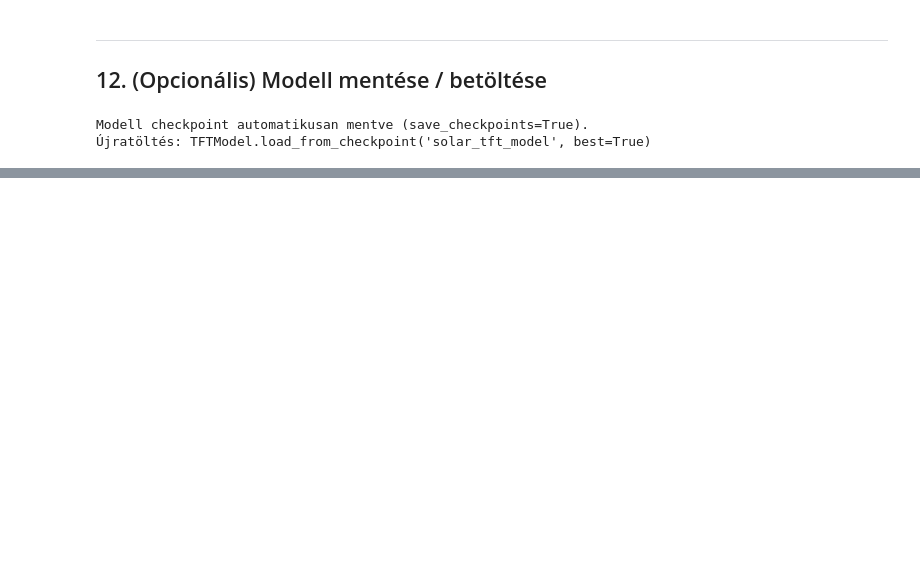
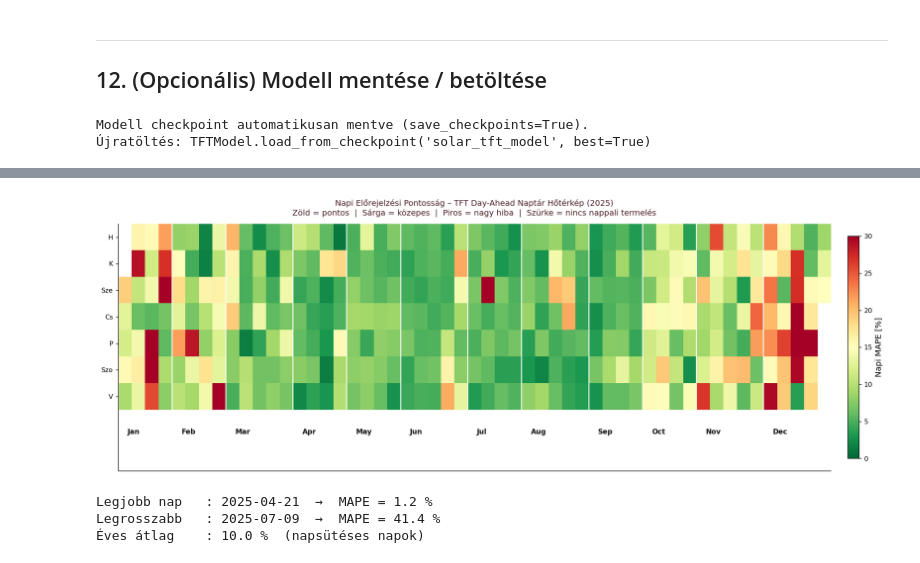
Before and after one commit to csabatatrai/solar-ml-pipeline, a Jupyter notebook: solar_ml_pipeline.ipynb, the cells around one changed output, grey strips where cells are left out. Drawn from its saved outputs; the diff is of its cells as text; code cells hidden in the pictures; blank space fills up the shorter version.

```diff
--- a/solar_ml_pipeline.ipynb
+++ b/solar_ml_pipeline.ipynb
@@ -509,0 +569,71 @@ Modell checkpoint automatikusan mentve (save_checkpoints=True).
+# %%
+# ─── 13. Vizualizáció: Napi MAPE Naptár Hőtérkép (2025) ────────────────────────
+
+# Helyi idő közelítése UTC+1-gyel (CET, DST figyelmen kívül – vizualizációhoz elegendő)
+_local_idx = actual_s.index + pd.Timedelta(hours=1)
+_tmp = pd.DataFrame({"actual": actual_s.values, "p50": p50_s.values}, index=_local_idx)
+_tmp = _tmp[_tmp.index.year == 2025]
+
+def _day_mape(grp):
+    _mask = grp["actual"] > 5.0
+    if _mask.sum() < 2:
+        return np.nan
+    return (np.abs((grp.loc[_mask, "actual"] - grp.loc[_mask, "p50"])
+                    / grp.loc[_mask, "actual"]).mean() * 100)
+
+_daily_mape_s    = _tmp.groupby(_tmp.index.date).apply(_day_mape)
+_daily_mape_dict = _daily_mape_s.to_dict()      # datetime.date → float
+
+_year     = 2025
+_all_days = pd.date_range(f"{_year}-01-01", f"{_year}-12-31", freq="D")
+_dow0     = _all_days[0].dayofweek              # Jan 1 napja (2025 = 2, Szerda)
+
+# Calendar grid: 7 sor (nap) × 54 oszlop (hét)
+_grid = np.full((7, 54), np.nan)
+for _d in _all_days:
+    _i   = (_d - _all_days[0]).days
+    _col = (_i + _dow0) // 7
+    _row = _d.dayofweek
+    _val = _daily_mape_dict.get(_d.date(), np.nan)
+    if isinstance(_val, (int, float)) and not np.isnan(_val):
+        _grid[_row, _col] = float(_val)
+
+fig, ax = plt.subplots(figsize=(17, 5.5))
+_im = ax.imshow(_grid, aspect="auto", cmap="RdYlGn_r", vmin=0, vmax=30, origin="upper")
+_cb = plt.colorbar(_im, ax=ax, label="Napi MAPE [%]", shrink=0.9, pad=0.02)
+_cb.ax.tick_params(labelsize=9)
+
+# Hónaphatárok + feliratok közvetlenül a rács alatt (y=7.2)
+_prev_mon = None
+for _d in _all_days:
+    _i   = (_d - _all_days[0]).days
+    _col = (_i + _dow0) // 7
+    if _d.month != _prev_mon:
+        ax.axvline(_col - 0.5, color="white", lw=1.5, alpha=0.9)
+        ax.text(_col + 0.2, 7.2, _d.strftime("%b"), fontsize=9.5,
+                color="#111111", fontweight="bold", va="top", ha="left")
+        _prev_mon = _d.month
+
+# Ylim: szoros felül (-0.5), épp annyi alul, hogy a feliratok elférjenek (8.8)
+ax.set_ylim(8.8, -0.5)
+ax.set_yticks(range(7))
+ax.set_yticklabels(["H", "K", "Sze", "Cs", "P", "Szo", "V"], fontsize=9)
+ax.set_xticks([])
+ax.set_xlim(-0.5, 52.5)
+ax.set_title(
+    "Napi Előrejelzési Pontosság – TFT Day-Ahead Naptár Hőtérkép (2025)\n"
+    "Zöld = pontos  |  Sárga = közepes  |  Piros = nagy hiba  |  Szürke = nincs nappali termelés",
+    fontsize=11, color=COLORS.get("title", "#481d24"), pad=12,
+)
+plt.tight_layout()
+plt.show()
+
+_no_nan = _daily_mape_s.dropna()
+print(f"Legjobb nap   : {_no_nan.idxmin()}  →  MAPE = {_no_nan.min():.1f} %")
+print(f"Legrosszabb   : {_no_nan.idxmax()}  →  MAPE = {_no_nan.max():.1f} %")
+print(f"Éves átlag    : {_no_nan.mean():.1f} %  (napsütéses napok)")
+# %% [output]
+[figure, added]
+Legjobb nap   : 2025-04-21  →  MAPE = 1.2 %
+Legrosszabb   : 2025-07-09  →  MAPE = 41.4 %
+Éves átlag    : 10.0 %  (napsütéses napok)
```
Also changed, not shown: parts of 9 cells of this notebook, 3 other files.
